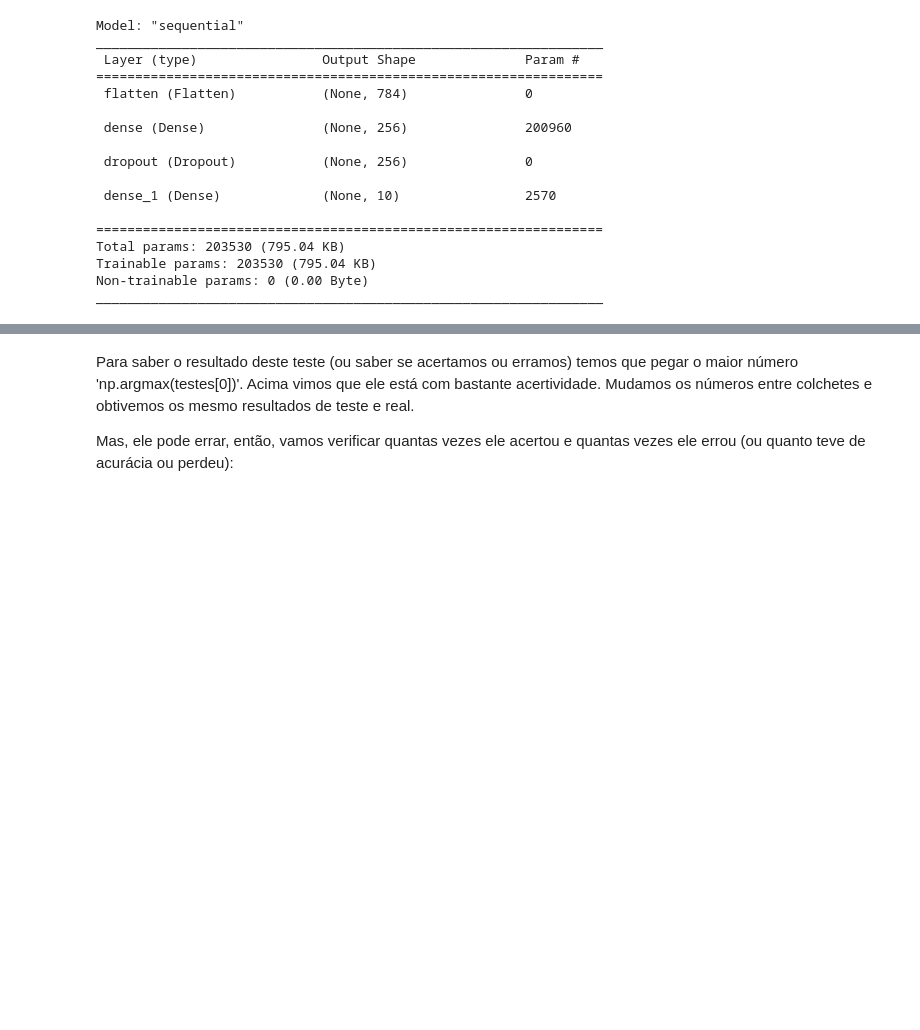
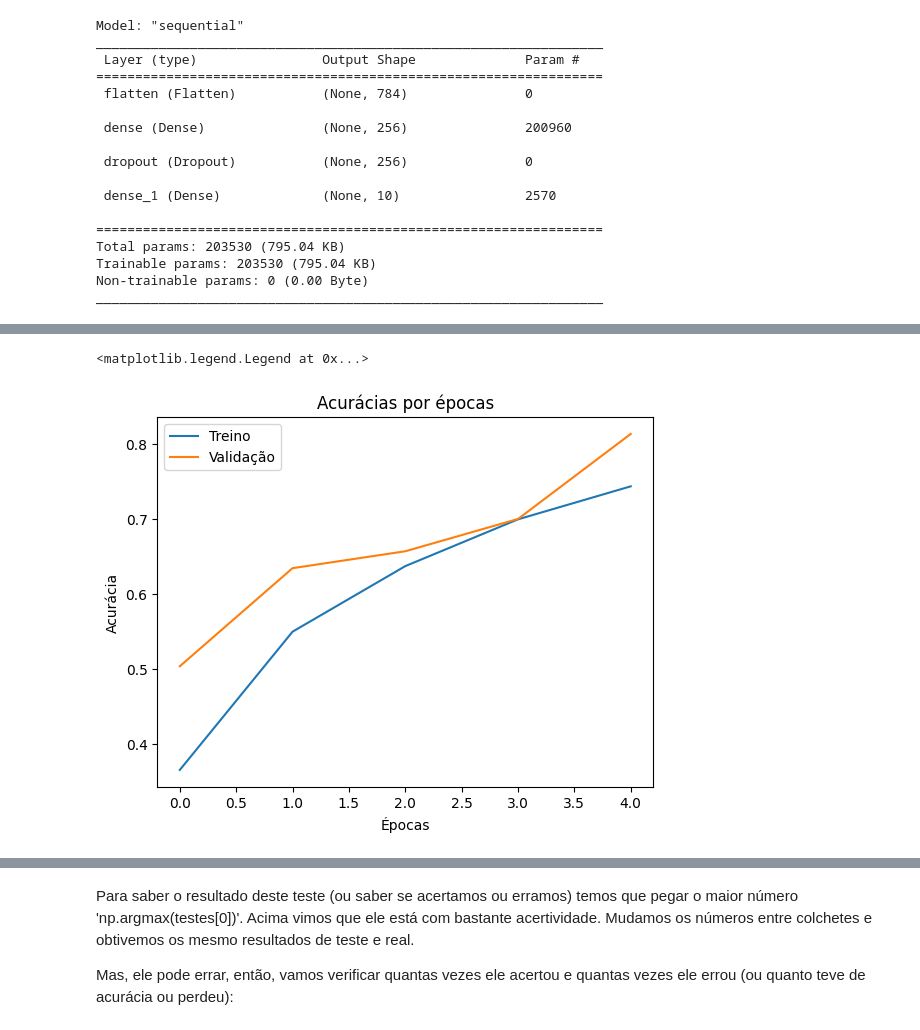
Before and after one commit to JaoSaraiva/-Engenhando-com-Dados, a Jupyter notebook: deep_learn_engjao.ipynb, the cells around one changed output, grey strips where cells are left out. Cells and saved outputs as stored; diff of their text form; code cells hidden in the pictures; blank space fills up the shorter version.

```diff
--- a/deep_learn_engjao.ipynb
+++ b/deep_learn_engjao.ipynb
@@ -115,0 +179,11 @@ _________________________________________________________________
+# %%
+#agora geraremos os gráficos para melhor entendimento do modelo
+plt.plot(historico.history['accuracy'])
+plt.plot(historico.history['val_accuracy'])
+plt.title('Acurácias por épocas')
+plt.xlabel('Épocas')
+plt.ylabel('Acurácia')
+plt.legend(['Treino', 'Validação'])
+# %% [output]
+<matplotlib.legend.Legend at 0x...>
+[figure, added]
```
Also changed, not shown: parts of 18 cells of this notebook.
